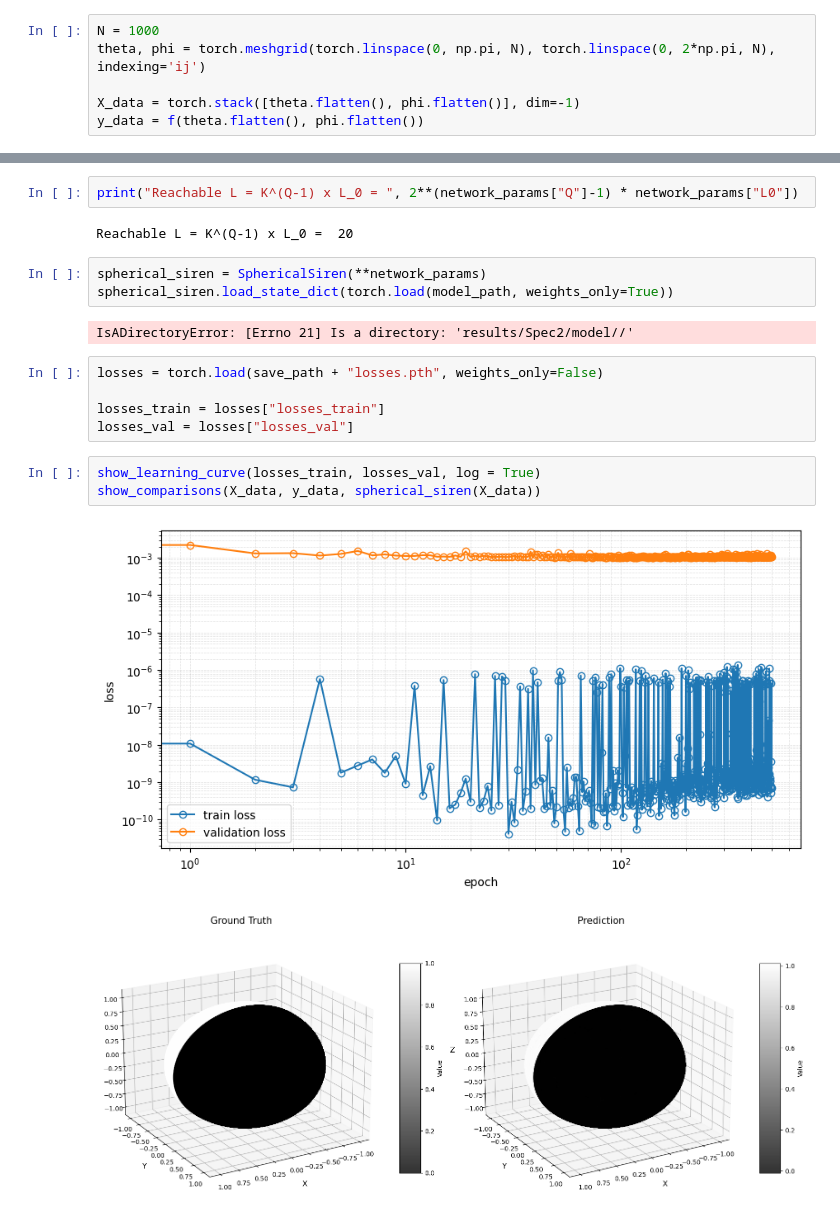
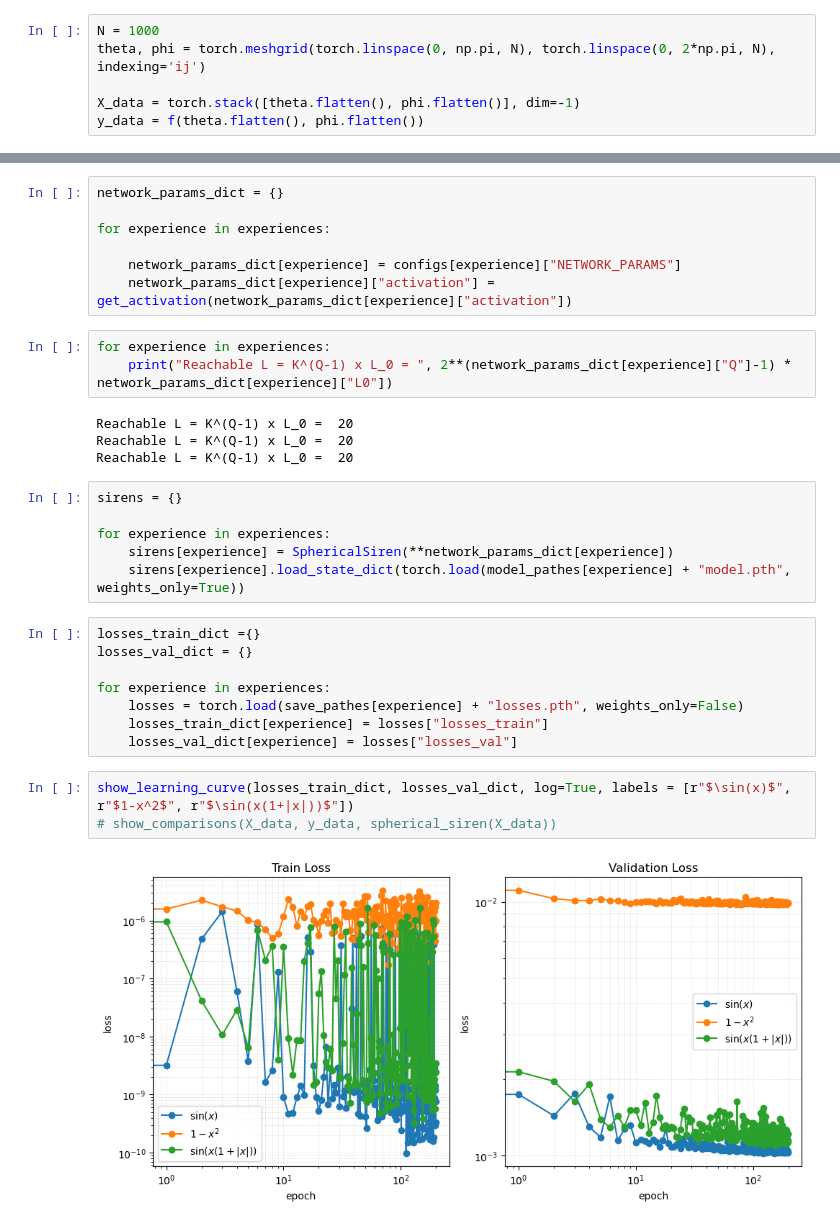
Before and after one commit to TheoHanon/TFE, a Jupyter notebook: Experiences/spectrum_expansion/spectrum_expension.ipynb, the cells around one changed output, grey strips where cells are left out. Drawn from its saved outputs; the diff is of its cells as text.

```diff
--- a/Experiences/spectrum_expansion/spectrum_expension.ipynb
+++ b/Experiences/spectrum_expansion/spectrum_expension.ipynb
@@ -36,21 +40,34 @@ network_params["activation"] = get_activation(network_params["activation"])
+# %%
+network_params_dict = {}
+
+for experience in experiences:
+
+    network_params_dict[experience] = configs[experience]["NETWORK_PARAMS"]
+    network_params_dict[experience]["activation"] = get_activation(network_params_dict[experience]["activation"])
 # %%
-print("Reachable L = K^(Q-1) x L_0 = ", 2**(network_params["Q"]-1) * network_params["L0"])
+for experience in experiences:
+    print("Reachable L = K^(Q-1) x L_0 = ", 2**(network_params_dict[experience]["Q"]-1) * network_params_dict[experience]["L0"])
 # %% [output]
 Reachable L = K^(Q-1) x L_0 =  20
+Reachable L = K^(Q-1) x L_0 =  20
+Reachable L = K^(Q-1) x L_0 =  20
-# %%
-spherical_siren = SphericalSiren(**network_params)
-spherical_siren.load_state_dict(torch.load(model_path, weights_only=True))
-# %% [output]
-IsADirectoryError: [Errno 21] Is a directory: 'results/Spec2/model//'
+# %%
+sirens = {}
+
+for experience in experiences:
+    sirens[experience] = SphericalSiren(**network_params_dict[experience])
+    sirens[experience].load_state_dict(torch.load(model_pathes[experience] + "model.pth", weights_only=True))
 # %%
-losses = torch.load(save_path + "losses.pth", weights_only=False)
+losses_train_dict ={}
+losses_val_dict = {}
 
-losses_train = losses["losses_train"]
-losses_val = losses["losses_val"]
+for experience in experiences:
+    losses = torch.load(save_pathes[experience] + "losses.pth", weights_only=False)
+    losses_train_dict[experience] = losses["losses_train"]
+    losses_val_dict[experience] = losses["losses_val"]
 # %%
-show_learning_curve(losses_train, losses_val, log = True)
-show_comparisons(X_data, y_data, spherical_siren(X_data))
+show_learning_curve(losses_train_dict, losses_val_dict, log=True, labels = [r"$\sin(x)$", r"$1-x^2$", r"$\sin(x(1+|x|))$"])
+# show_comparisons(X_data, y_data, spherical_siren(X_data))
 # %% [output]
-[figure, old version]
+[figure, new version]
-[figure, removed]
 # %%
```
Also changed, not shown: parts of 11 cells of this notebook, 8 other files.
